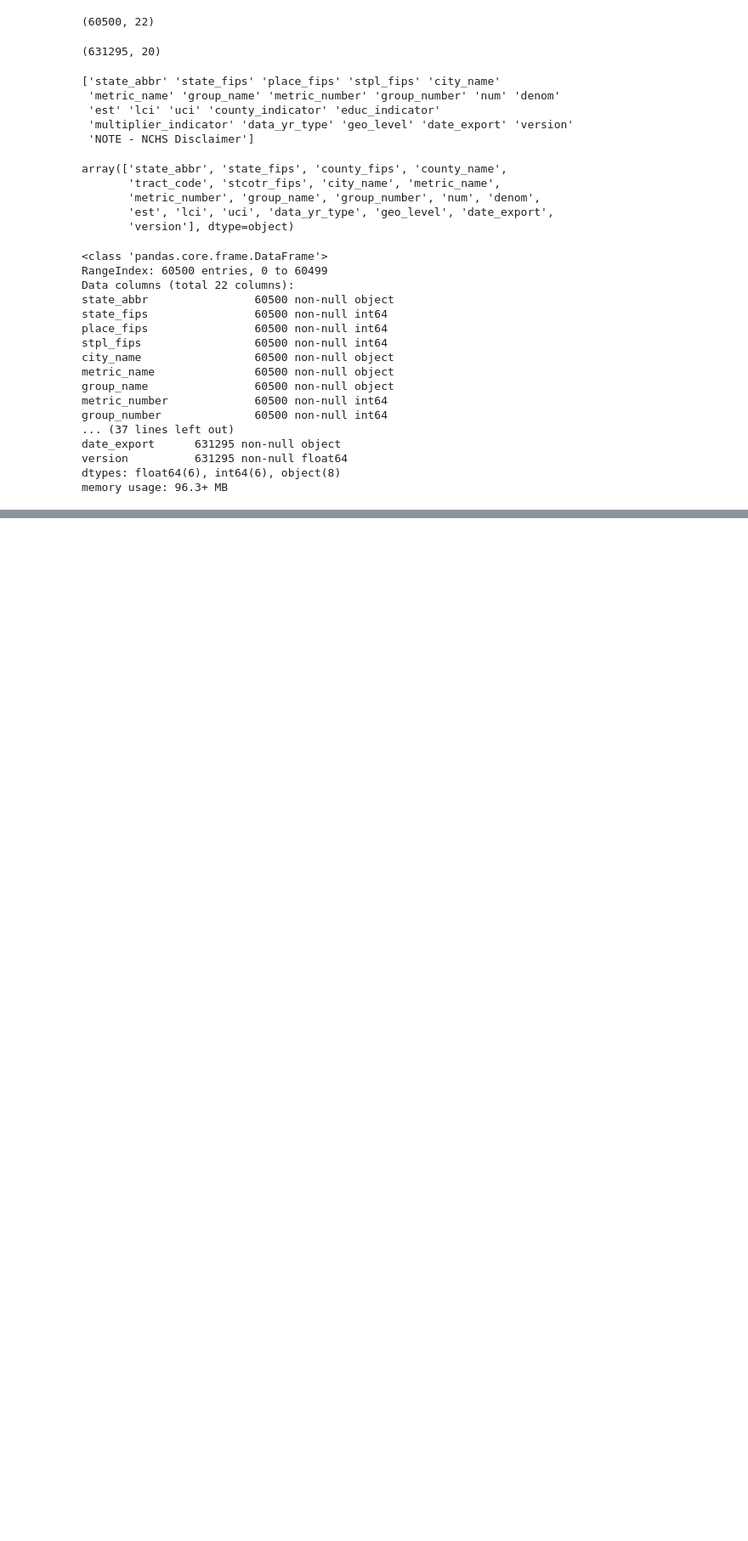
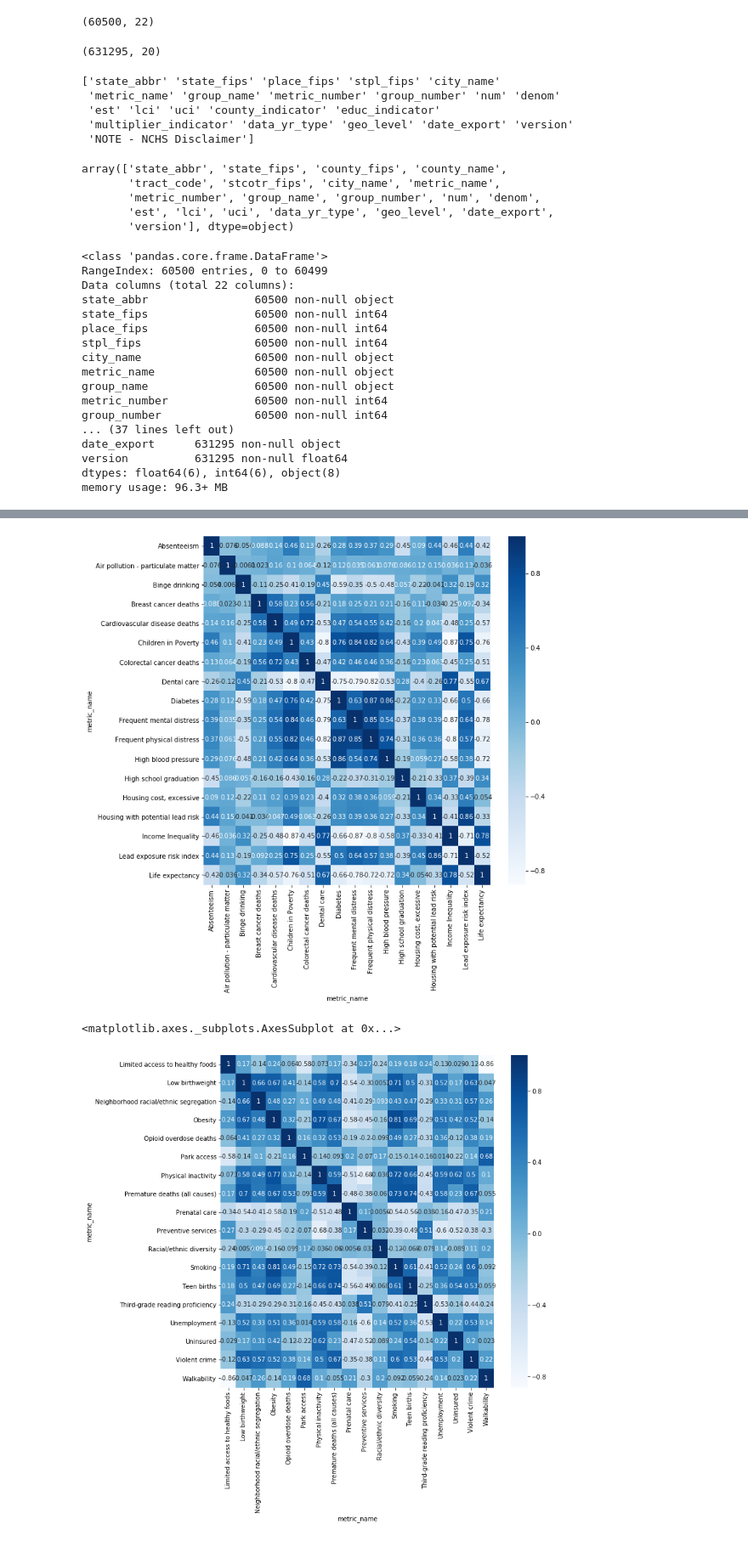
Before and after one commit to lilfetz22/Health_Scores_CAP2, a Jupyter notebook: scripts/Health_Scores_EDA.ipynb, the cells around one changed output, grey strips where cells are left out. Shown at 85% size. Drawn from its saved outputs; the diff is of its cells as text; code cells hidden in the pictures; blank space fills up the shorter version.

```diff
--- a/scripts/Health_Scores_EDA.ipynb
+++ b/scripts/Health_Scores_EDA.ipynb
@@ -142,0 +210,10 @@ array([7.1])
+# %%
+plt.figure(figsize=(10,10))
+sns.heatmap(first_features_city.corr(), cmap='Blues', annot=True)
+plt.show()
+plt.figure(figsize=(10,10))
+sns.heatmap(second_features_city.corr(), cmap='Blues', annot=True)
+# %% [output]
+[figure, added]
+<matplotlib.axes._subplots.AxesSubplot at 0x...>
+[figure, added]
```
Also changed, not shown: parts of 13 cells of this notebook, 1 other file.
